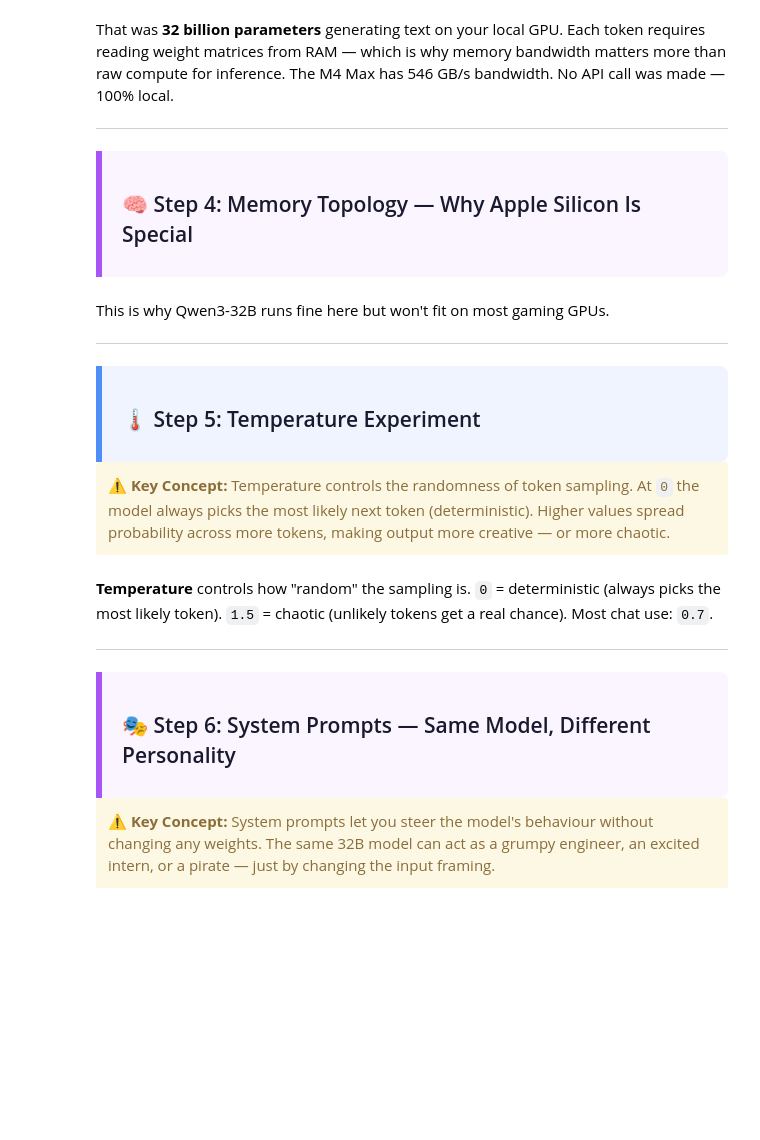
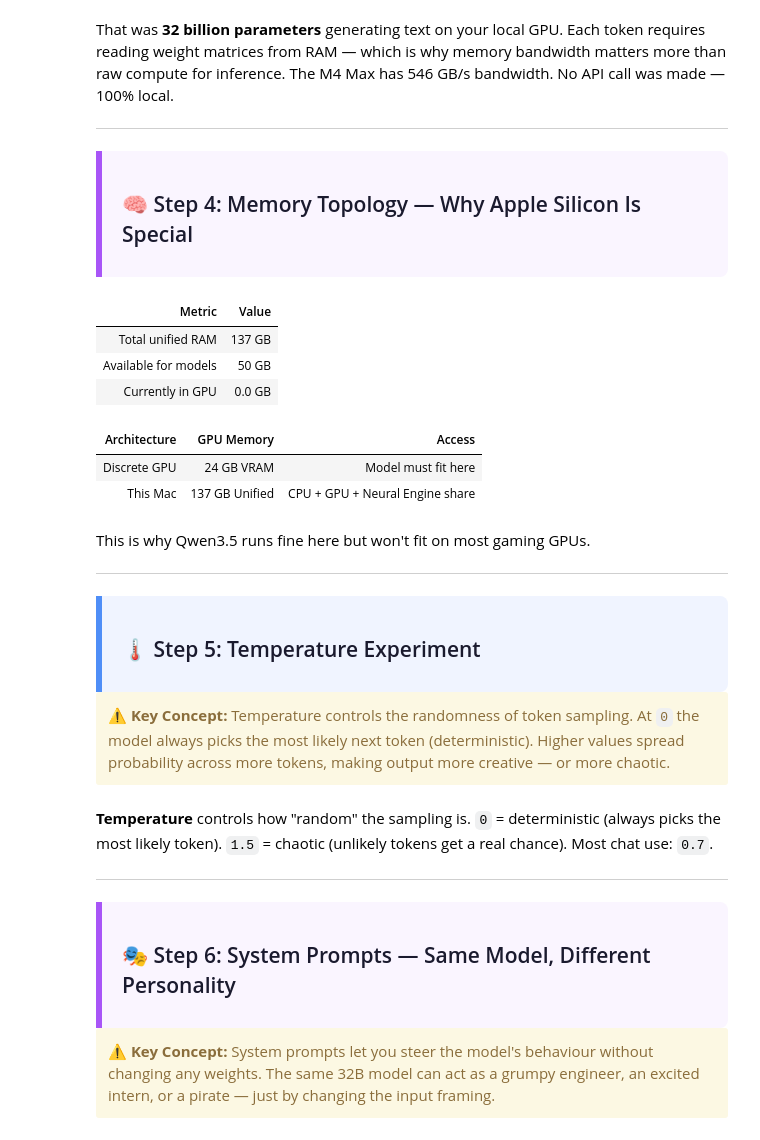
Before and after one commit to shanemmattner/llm-lab-videos, a Jupyter notebook: 01-mlx-inference.ipynb, the cells around one changed output. Cells and saved outputs as stored; diff of their text form; code cells hidden in the pictures; blank space fills up the shorter version.

```diff
--- a/01-mlx-inference.ipynb
+++ b/01-mlx-inference.ipynb
@@ -183,33 +177,41 @@ That was **32 billion parameters** generating text on your local GPU. Each token
 # %%
 # Show the memory topology — why Apple Silicon is special for this
 import mlx.core as mx
 import psutil
 from IPython.display import HTML, display
 
 gpu_memory = mx.metal.get_active_memory() / 1e9
 ram = psutil.virtual_memory()
 
 show_metrics({
     "Total unified RAM": f"{ram.total/1e9:.0f} GB",
     "Available for models": f"{ram.available/1e9:.0f} GB",
     "Currently in GPU": f"{gpu_memory:.1f} GB",
 }, title="Apple Silicon Memory Topology (M4 Max)")
 
 display(HTML("""
 <table style="background:#1a1a2e; border-collapse:collapse; border-radius:8px; overflow:hidden; margin:10px 0; font-family:monospace; min-width:400px;">
   <thead><tr style="background:#0f3460;">
     <th style="padding:8px 12px; color:#63b3ed; text-align:left;">Architecture</th>
     <th style="padding:8px 12px; color:#63b3ed; text-align:left;">GPU Memory</th>
     <th style="padding:8px 12px; color:#63b3ed; text-align:left;">Access</th>
   </tr></thead>
   <tbody>
-    <tr><td style="padding:6px 12px; color:#94a3b8;">Discrete GPU</td><td style="padding:6px 12px; color:white; font-weight:bold;">24 GB VRAM</td><td style="padding:6px 12px; color:#f87171;">Model must fit here</td></tr>
-    <tr><td style="padding:6px 12px; color:#94a3b8;">This Mac</td><td style="padding:6px 12px; color:white; font-weight:bold;">""" + f"{ram.total/1e9:.0f}" + """ GB Unified</td><td style="padding:6px 12px; color:#4ade80;">CPU + GPU + Neural Engine share</td></tr>
+    <tr><td style="padding:6px 12px; color:#e2e8f0;">Discrete GPU</td><td style="padding:6px 12px; color:white; font-weight:bold;">24 GB VRAM</td><td style="padding:6px 12px; color:#ff6b6b; font-weight:bold;">Model must fit here</td></tr>
+    <tr><td style="padding:6px 12px; color:#e2e8f0;">This Mac</td><td style="padding:6px 12px; color:white; font-weight:bold;">""" + f"{ram.total/1e9:.0f}" + """ GB Unified</td><td style="padding:6px 12px; color:#69ff97; font-weight:bold;">CPU + GPU + Neural Engine share</td></tr>
   </tbody>
 </table>
 """))
+# %% [output]
+| Metric | Value |
+| Total unified RAM | 137 GB |
+| Available for models | 50 GB |
+| Currently in GPU | 0.0 GB |
+| Architecture | GPU Memory | Access |
+| Discrete GPU | 24 GB VRAM | Model must fit here |
+| This Mac | 137 GB Unified | CPU + GPU + Neural Engine share |
 # %% [markdown]
-This is why Qwen3-32B runs fine here but won't fit on most gaming GPUs.
+This is why Qwen3.5 runs fine here but won't fit on most gaming GPUs.
 
 <hr style="border:none; height:3px; background:linear-gradient(90deg, #4f8ef7, #a855f7, #ec4899); border-radius:3px; margin:30px 0;">
 
```
Also changed, not shown: parts of 9 cells of this notebook, 1 other file.
